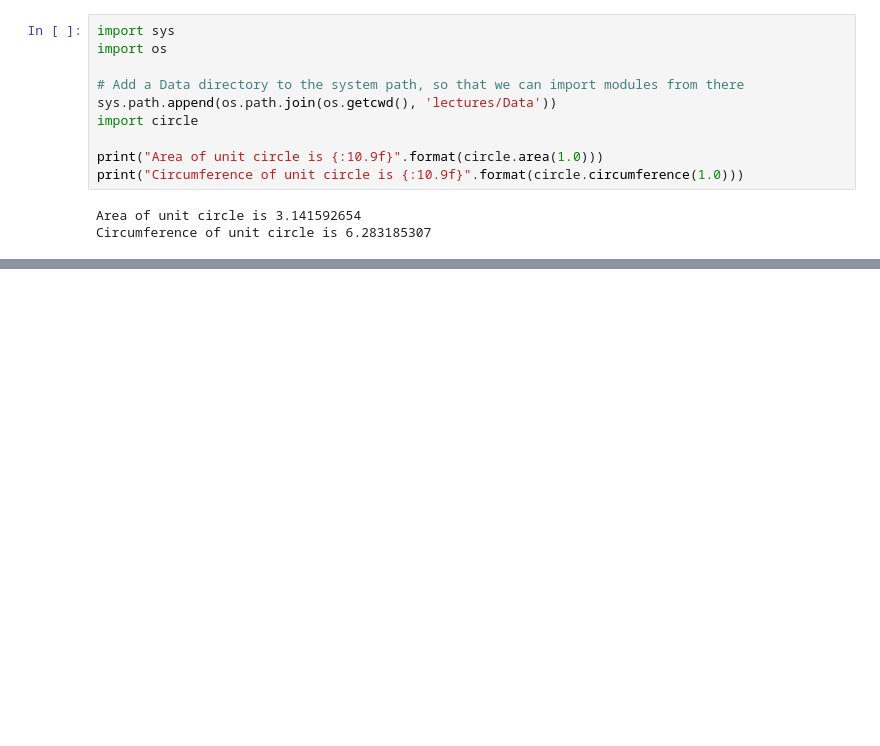
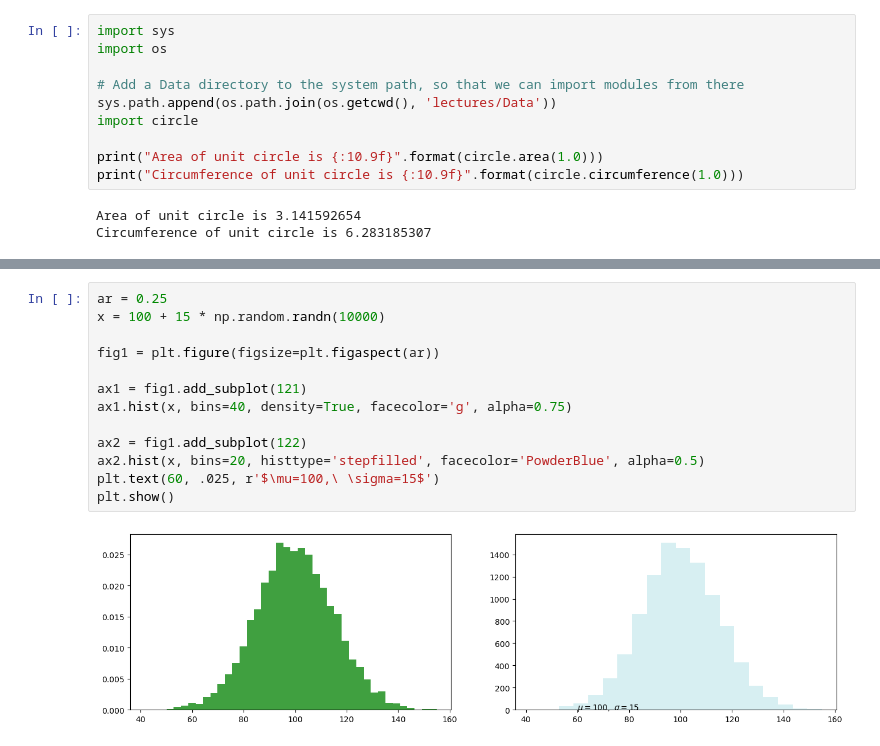
Before and after one commit to bpatzak/python-course_1, a Jupyter notebook: Lecture6_modules.ipynb, the cells around one changed output, grey strips where cells are left out. Saved outputs shown, nothing was run; the diff lists cells and outputs as text; blank space fills up the shorter version.

```diff
--- a/Lecture6_modules.ipynb
+++ b/Lecture6_modules.ipynb
@@ -54,0 +524,15 @@ Circumference of unit circle is 6.283185307
+# %%
+ar = 0.25
+x = 100 + 15 * np.random.randn(10000)
+
+fig1 = plt.figure(figsize=plt.figaspect(ar))
+
+ax1 = fig1.add_subplot(121)
+ax1.hist(x, bins=40, density=True, facecolor='g', alpha=0.75)
+
+ax2 = fig1.add_subplot(122)
+ax2.hist(x, bins=20, histtype='stepfilled', facecolor='PowderBlue', alpha=0.5)
+plt.text(60, .025, r'$\mu=100,\ \sigma=15$')
+plt.show()
+# %% [output]
+[figure, added]
```
Also changed, not shown: parts of 54 cells of this notebook.
